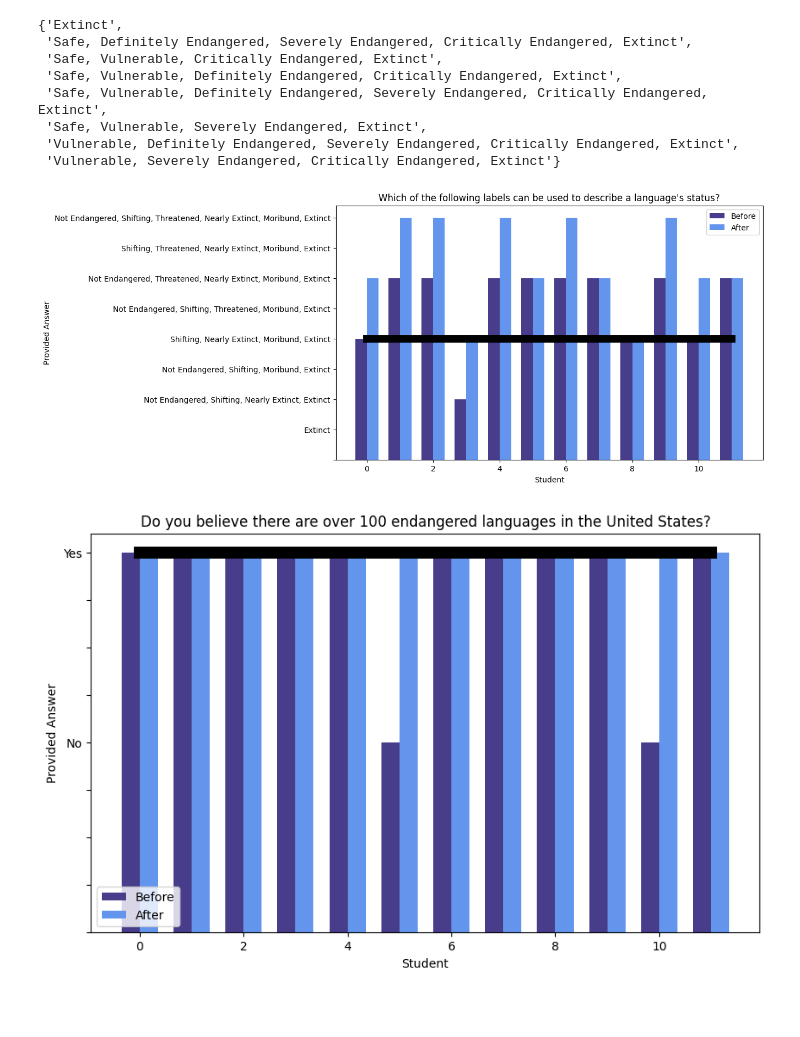
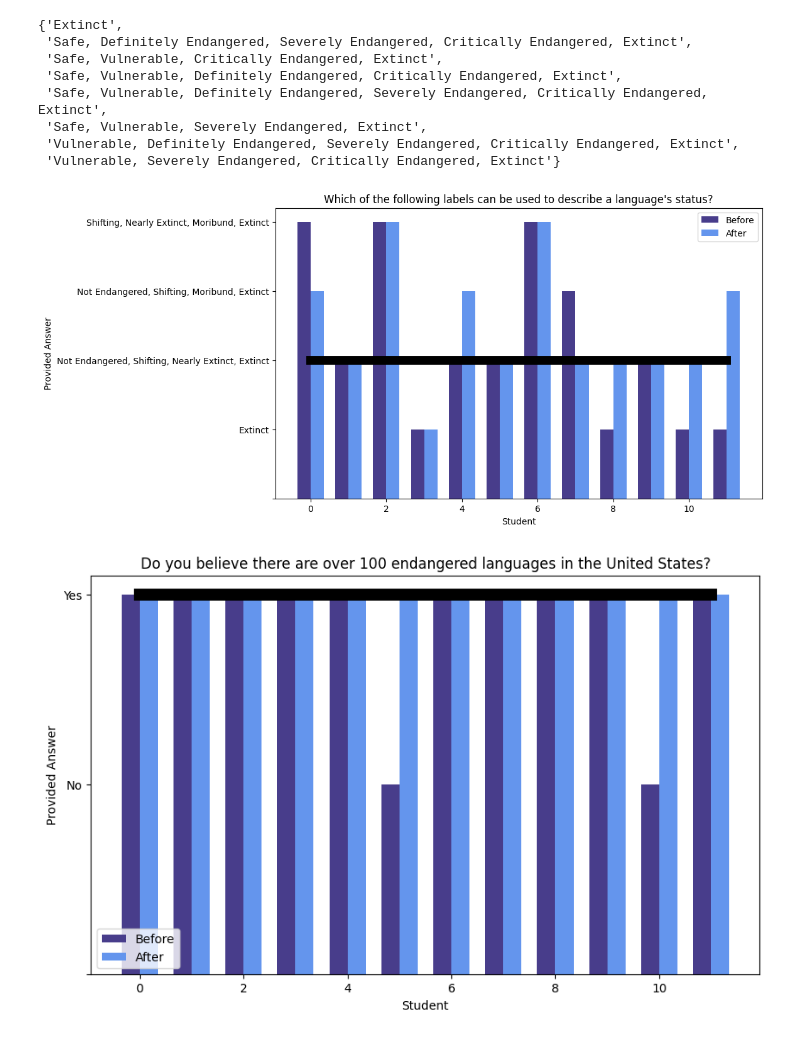
Before and after one commit to gcwarren/LanguageStatusVisualizationProject, a Jupyter notebook: ipynb_files/data_impact_analysis.ipynb, the cells around one changed output. Saved outputs shown, nothing was run; the diff lists cells and outputs as text; code cells hidden in the pictures; blank space fills up the shorter version.

Commit message:
deprecated methods replaced with up to date versions

```diff
--- a/ipynb_files/data_impact_analysis.ipynb
+++ b/ipynb_files/data_impact_analysis.ipynb
@@ -83,8 +85,9 @@ b= after_responses['How many endangered or extinct languages do you think are in
 a.index = range(len(a))
 b.index = range(len(b))
 
-a2 = a.replace(value_mapping)
-b2 = b.replace(value_mapping)
+with pd.option_context("future.no_silent_downcasting", True):
+   a2 = a.replace(value_mapping).infer_objects(copy = False)
+   b2 = b.replace(value_mapping).infer_objects(copy = False)
 
 # Create the figure and axes
 fig, ax = plt.subplots(figsize=(10, 6))
@@ -103,9 +106,8 @@ ax.bar(x + width/2, b2, width, label='After', color='cornflowerblue')
 
 # Add labels, title, and legend
 ax.set_xlabel('Student')
-# ax.set_yticks(ticks = [1, 2, 3, 4], labels = ['<1,000', 'between 1,000 - 5,000', 'between 5,000 - 10,000', '> 10,000'])
 
-# ax.set_yticks([1, 2, 3, 4]) #my line: will move ticks up but doesn't change order or limits
+ax.set_yticks([0, 0.5, 1, 1.5, 2, 2.5, 3, 3.5, 4])
 ax.set_yticklabels(['', '', '<1,000', '', 'between 1,000 - 5,000', '', 'between 5,000 - 10,000', '', '> 10,000']) #my line
 ax.set_ylabel('Provided Answer')
 ax.set_title('How many endangered or extinct languages do you think are in the world?')
@@ -133,8 +135,9 @@ b= after_responses['How many languages do you think are presently spoken in the
 a.index = range(len(a))
 b.index = range(len(b))
 
-a2 = a.replace(value_mapping)
-b2 = b.replace(value_mapping)
+with pd.option_context("future.no_silent_downcasting", True):
+   a2 = a.replace(value_mapping).infer_objects(copy = False)
+   b2 = b.replace(value_mapping).infer_objects(copy = False)
 
 # Create the figure and axes
 fig, ax = plt.subplots(figsize=(10, 6))
@@ -153,9 +156,8 @@ ax.bar(x + width/2, b2, width, label='After', color='cornflowerblue')
 
 # Add labels, title, and legend
 ax.set_xlabel('Student')
-# ax.set_yticks(ticks = [1, 2, 3, 4], labels = ['<1,000', 'between 1,000 - 5,000', 'between 5,000 - 10,000', '> 10,000'])
 
-# ax.set_yticks([1, 2, 3, 4]) #my line: will move ticks up but doesn't change order or limits
+ax.set_yticks([0, 0.5, 1, 1.5, 2, 2.5, 3, 3.5, 4])
 ax.set_yticklabels(['', '', '<1,000', '', 'between 1,000 - 5,000', '', 'between 5,000 - 10,000', '', '> 10,000']) #my line
 ax.set_ylabel('Provided Answer')
 ax.set_title('How many languages do you think are presently spoken in the world?')
@@ -226,34 +228,35 @@ fig, ax = plt.subplots(figsize=(10, 6))
 
 # Define the x-axis positions
 x = np.arange(len(a2))
 
 # Define the width of each bar
 width = 0.35
 
 # Plot the bars for 'a'
 ax.bar(x - width/2, a2, width, label='Before', color='darkslateblue')
 
 # Plot the bars for 'b'
 ax.bar(x + width/2, b2, width, label='After', color='cornflowerblue')
 
 # Add labels, title, and legend
+ax.set_yticks([0, 1, 2, 3, 4, 5, 6, 7, 8])
 ax.set_yticklabels(['', 'Extinct', 'Not Endangered, Shifting, Nearly Extinct, Extinct', 'Not Endangered, Shifting, Moribund, Extinct', 'Shifting, Nearly Extinct, Moribund, Extinct', 'Not Endangered, Shifting, Threatened, Moribund, Extinct', 'Not Endangered, Threatened, Nearly Extinct, Moribund, Extinct', 'Shifting, Threatened, Nearly Extinct, Moribund, Extinct', 'Not Endangered, Shifting, Threatened, Nearly Extinct, Moribund, Extinct' ])
 ax.set_xlabel('Student')
 ax.set_ylabel('Provided Answer')
 ax.set_title('Which of the following labels can be used to describe a language\'s status?')
 # ax.set_xticks(x)
 # ax.set_xticklabels(x)
 ax.legend()
 
 #make horizontal line at y=1
 
 plt.plot(range(0, 12), [2]*12, color='black', linewidth=10)
 
 # Show the plot
 plt.show()
 # plt.hist(b, bins=10, alpha=0.5, label='After', ax=axs[1])
 # %% [output]
-[figure, old version]
+[figure, new version]
 # %%
 value_mapping = {'Yes': 2, 'No': 1, '': 0}
 
```
Also changed, not shown: parts of 8 cells of this notebook.
